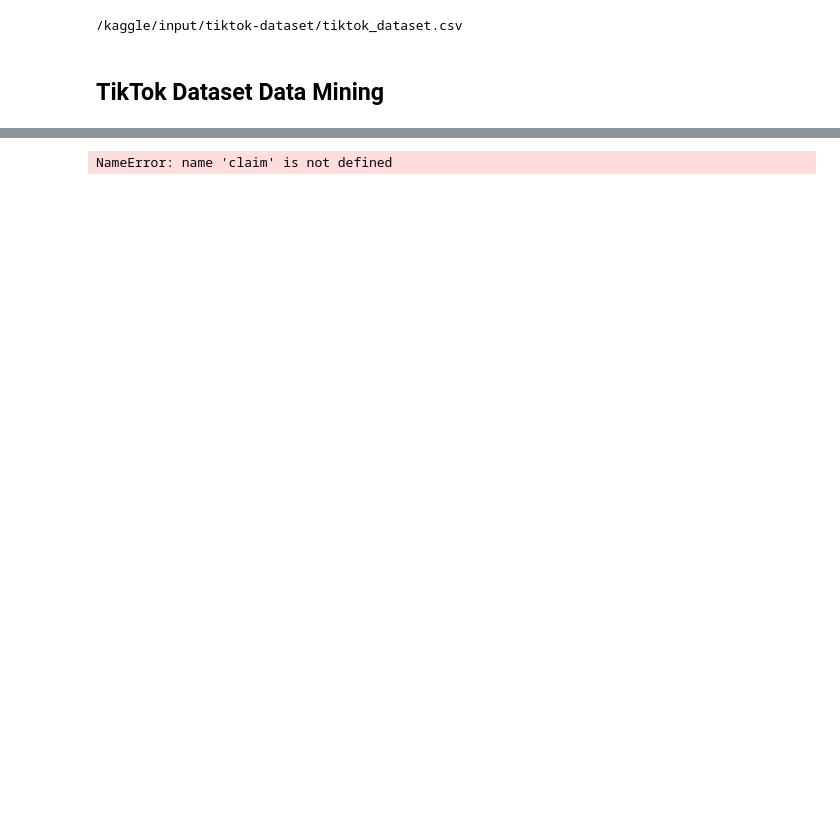
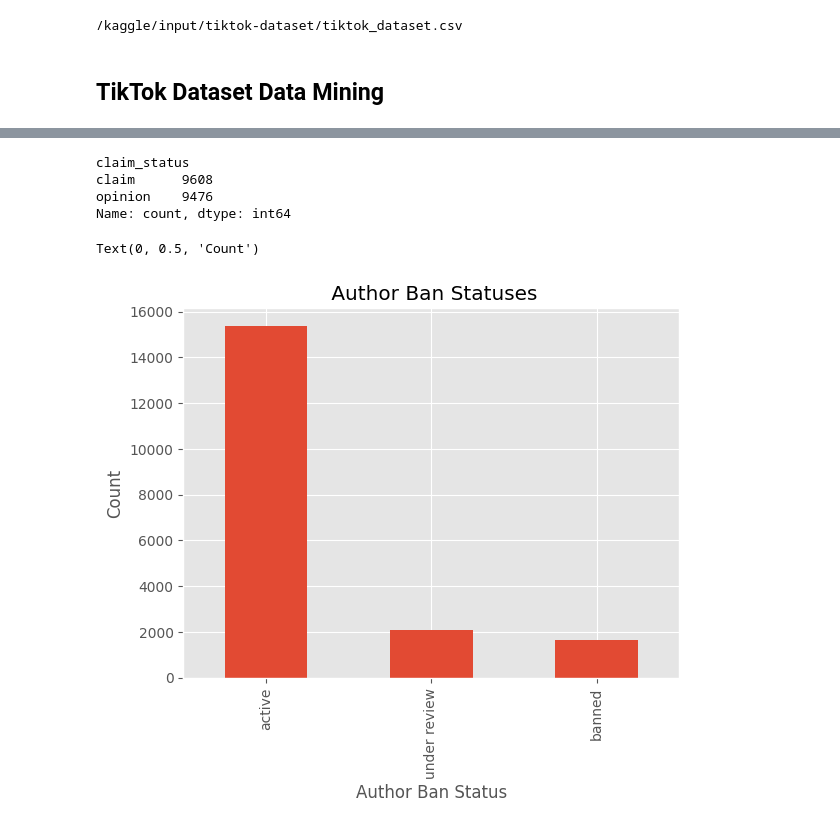
Before and after one commit to le-patrice/EDA, a Jupyter notebook: data-mining-tiktok-dataset.ipynb, the cells around one changed output, grey strips where cells are left out. Cells and saved outputs as stored; diff of their text form; code cells hidden in the pictures; blank space fills up the shorter version.

```diff
--- a/data-mining-tiktok-dataset.ipynb
+++ b/data-mining-tiktok-dataset.ipynb
@@ -26,0 +25,11 @@ import numpy as np
+# %%
+import pandas as pd
+import numpy as np
+import seaborn as sns
+import matplotlib.pyplot as plt
+plt.style.use('ggplot')
+pd.set_option('display.max_columns',200)
+
+# Warnings
+import warnings
+warnings.filterwarnings('ignore')
@@ -57,0 +58,3 @@ memory usage: 1.8+ MB
+# %%
+# Removing the false index
+data.drop(columns=['#'],inplace=True)
@@ -57,0 +65,3 @@ memory usage: 1.8+ MB
+# %%
+# Removing the small portions of the missing data rows
+data.dropna(axis=0,inplace=True)
@@ -64,10 +151,3 @@ Index(['#', 'claim_status', 'video_id', 'video_duration_sec',
        'video_view_count', 'video_like_count', 'video_share_count',
        'video_download_count', 'video_comment_count'],
       dtype='object')
-# %%
-# Filter
-claim_filter= "claim_status == 'claim'"
-opion_filter = "claim_status == 'opinion'"
-claim.head()
-# %% [output]
-NameError: name 'claim' is not defined
@@ -85,0 +154,16 @@ def meta(data):
+# %%
+data['claim_status'].value_counts()
+# %% [output]
+claim_status
+claim      9608
+opinion    9476
+Name: count, dtype: int64
+# %%
+ax = data['author_ban_status'].value_counts()\
+.head()\
+.plot(kind='bar',title=' Author Ban Statuses')
+ax.set_xlabel('Author Ban Status')
+ax.set_ylabel('Count')
+# %% [output]
+Text(0, 0.5, 'Count')
+[figure, added]
```
Also changed, not shown: parts of 38 cells of this notebook.
